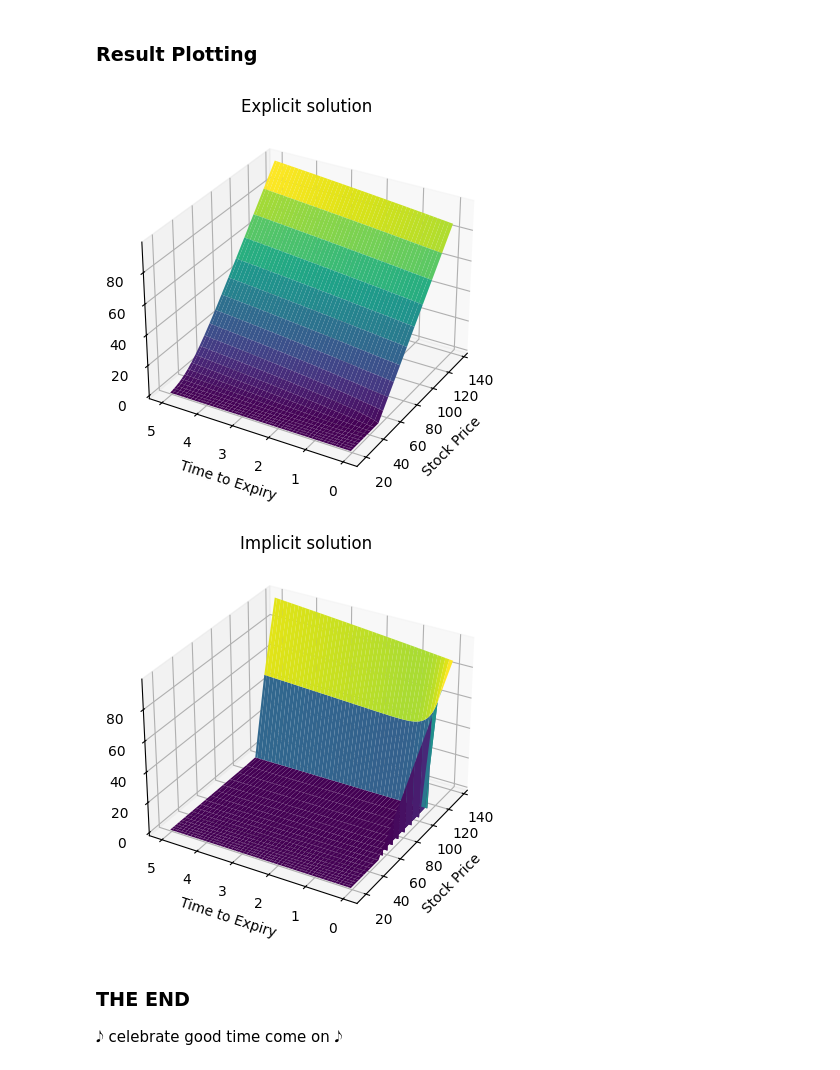
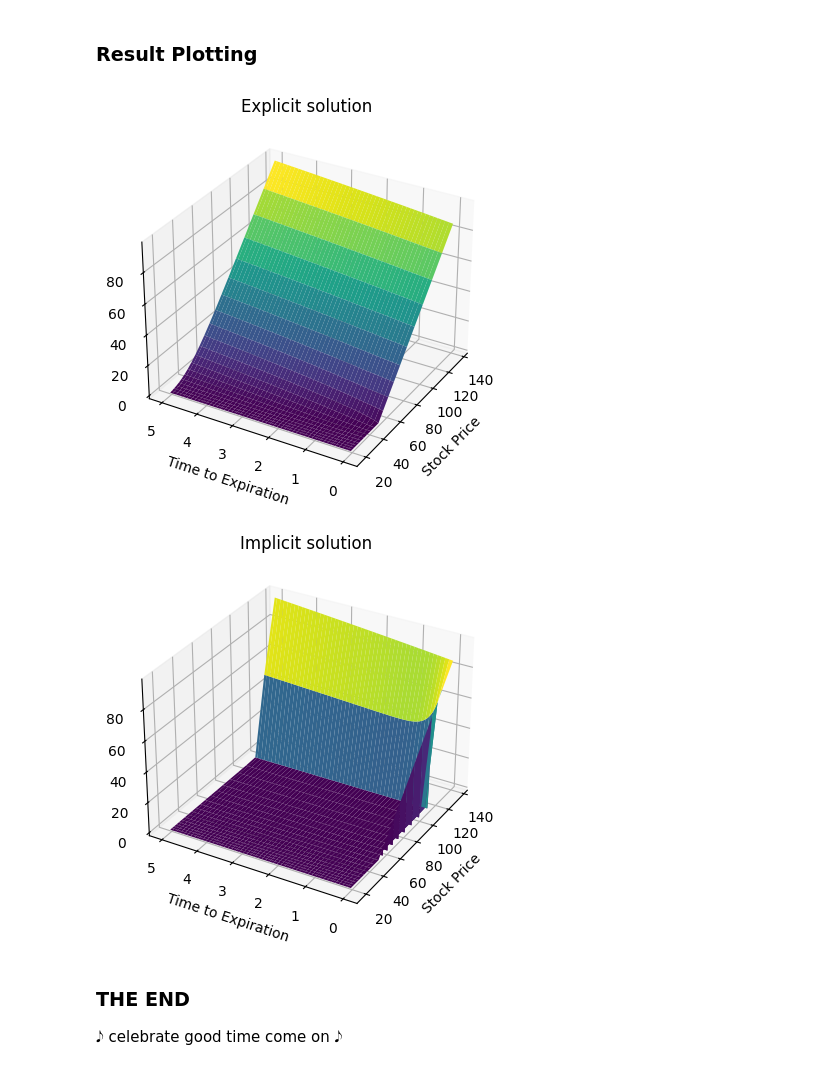
Before and after one commit to m1pan/Computing-Coursework, a Jupyter notebook: CW.Code.Template.ipynb, the cells around one changed output. Saved outputs shown, nothing was run; the diff lists cells and outputs as text; code cells hidden in the pictures.

```diff
--- a/CW.Code.Template.ipynb
+++ b/CW.Code.Template.ipynb
@@ -43,7 +43,7 @@ $$ \beta = \frac{r^2}{2\sigma^2} + \frac{r}{2} + \frac{\sigma^2}{8} $$
 ### Setting Constants
 # %%
 # Expiration time in years
-T = 1
+T = 5
 # Strike price
 K = 50
 # Risk-free interest rate
@@ -205,56 +187,41 @@ u_implicit = implicit(u,m,n,p,h)
 # %%
 # In this section I am showing the results
 # Convert the solutions into options value
 v_explicit = np.zeros((m,n))
 v_implicit = np.zeros((m,n))
 v = np.zeros((m,n))
 for i in range(m):
     v_explicit[i] = u_explicit[i] / np.exp(alpha*x+beta*tau[i])
     v_implicit[i] = u_implicit[i] / np.exp(alpha*x+beta*tau[i])
     v[i] = u[i] / np.exp(alpha*x+beta*tau[i])
 # convert x domain into stock price
 S = K * np.exp(x)
 s_grid, tau_grid = np.meshgrid(S,tau)
 
 
 # surface plot of the explicit solution
-# fig, ax = plt.subplots(subplot_kw={"projection": "3d"})
-# ax.plot_surface(s_grid,tau_grid,v_explicit,cmap='viridis')
-# ax.set_title('Explicit solution')
-# ax.set_xlabel('Stock Price')
-# ax.set_ylabel('Time to Expiration')
-# ax.set_zlabel('Option Value')
-# plt.show()
-def surface_plot(value, fig=None, ax=None):
-    """returns a surface plot of the value of the option"""
-    if fig is None:
-        fig = plt.figure()
-    if ax is None:
-        ax = fig.add_subplot(111, projection="3d")
-    ax.plot_surface(s_grid, tau_grid, value, cmap="viridis")
-    ax.set_xlabel("Stock Price")
-    ax.set_ylabel("Time to Expiry")
-    ax.set_zlabel("Option Price")
-    ax.view_init(30, -150)
-    return fig, ax
-
-fig, ax = surface_plot(v_explicit)
-ax.set_title("Explicit solution")
+fig, ax = plt.subplots(subplot_kw={"projection": "3d"})
+ax.plot_surface(s_grid,tau_grid,v_explicit,cmap='viridis')
+ax.set_title('Explicit solution')
+ax.set_xlabel('Stock Price')
+ax.set_ylabel('Time to Expiration')
+ax.set_zlabel('Option Value')
+ax.view_init(30, -150)
 plt.show()
 # %% [output]
-[figure, old version]
+[figure, new version]
 # %%
 # surface plot of the implicit solution
-# fig, ax = plt.subplots(subplot_kw={"projection": "3d"})
-# ax.plot_surface(s_grid,tau_grid,v_implicit,cmap='viridis')
-fig, ax = surface_plot(v_implicit)
+fig, ax = plt.subplots(subplot_kw={"projection": "3d"})
+ax.plot_surface(s_grid,tau_grid,v_implicit,cmap='viridis')
 ax.set_title('Implicit solution')
-# ax.set_xlabel('Stock Price')
-# ax.set_ylabel('Time to Expiration')
-# ax.set_zlabel('Option Value')
+ax.set_xlabel('Stock Price')
+ax.set_ylabel('Time to Expiration')
+ax.set_zlabel('Option Value')
+ax.view_init(30, -150)
 plt.show()
 # %% [output]
-[figure, old version]
+[figure, new version]
 # %% [markdown]
 ### THE END
 𝅘𝅥𝅮 celebrate good time come on 𝅘𝅥𝅮
```
Also changed, not shown: parts of 3 cells of this notebook, 1 other file.
